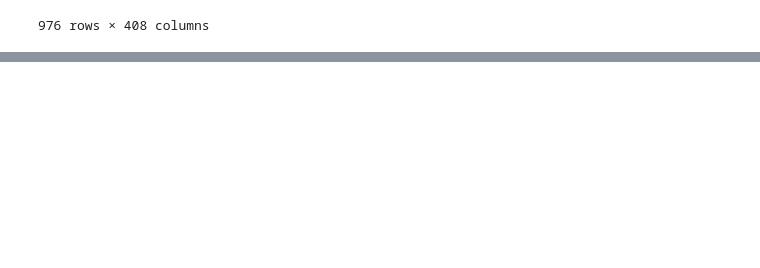
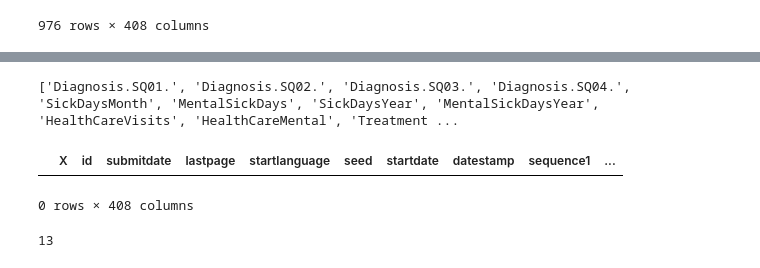
Before and after one commit to adithya8/gpt4-depression-schema, a Jupyter notebook: data/kjell_prolific_depAnx.ipynb, the cells around one changed output, grey strips where cells are left out. Drawn from its saved outputs; the diff is of its cells as text; code cells hidden in the pictures; blank space fills up the shorter version.

```diff
--- a/data/kjell_prolific_depAnx.ipynb
+++ b/data/kjell_prolific_depAnx.ipynb
@@ -45,0 +69,13 @@ minidep_scale, minidep_diagnose, depression_episodes, miniGAD_scale, miniGAD_sym
+# %%
+print ('Diagnosis.SQ01.	Diagnosis.SQ02.	Diagnosis.SQ03.	Diagnosis.SQ04.	SickDaysMonth	MentalSickDays	SickDaysYear	MentalSickDaysYear	HealthCareVisits	HealthCareMental	Treatment.SQ01.	Treatment.SQ02.	Treatment.SQ03.	Treatment.SQ04.	Treatment.other.'.split('\t'))
+# %% [output]
+['Diagnosis.SQ01.', 'Diagnosis.SQ02.', 'Diagnosis.SQ03.', 'Diagnosis.SQ04.', 'SickDaysMonth', 'MentalSickDays', 'SickDaysYear', 'MentalSickDaysYear', 'HealthCareVisits', 'HealthCareMental', 'Treatment ...
+# %%
+data[(data.Deptext == 'NA') | (data.Wortext == 'NA')]
+# %% [output]
+|  | X | id | submitdate | lastpage | startlanguage | seed | startdate | datestamp | sequence1 | ... |
+0 rows × 408 columns
+# %%
+(data[phq_items_columns[:-1]].sum(axis=1) != data[phq_score_col]).sum()
+# %% [output]
+13
```
Also changed, not shown: parts of 8 cells of this notebook.
